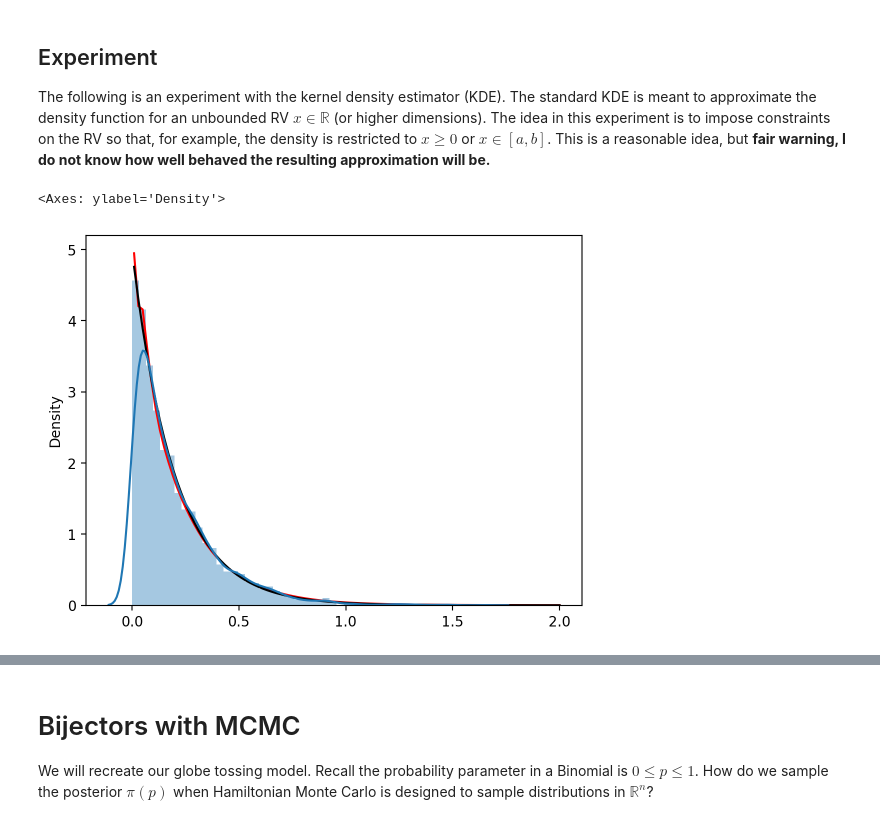
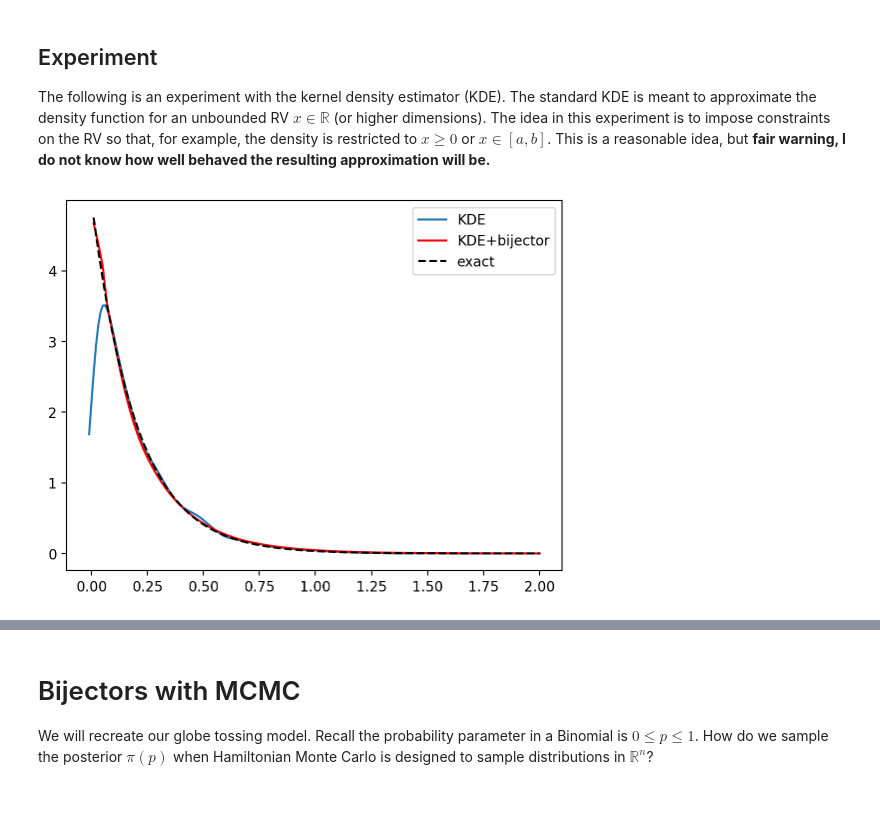
Before and after one commit to ccontrer/MATH509-Winter2025-JupyterNotebooks, a Jupyter notebook: Week 11 part 2.ipynb, the cells around one changed output, grey strips where cells are left out. Cells and saved outputs as stored; diff of their text form; code cells hidden in the pictures.

```diff
--- a/Week 11 part 2.ipynb
+++ b/Week 11 part 2.ipynb
@@ -235,27 +235,29 @@ The following is an experiment with the kernel density estimator (KDE). The stan
 # %%
 Nsamples = 5000
 u = rand(Nsamples)
 lam = 5.
 tau = -log(u)/lam
 f = tfb.Exp() ## this defines a change of variables from x\in [0, inf) to y\in (-inf, inf)
 y = f.inverse(tau)
-py = stats.kde.gaussian_kde(y) #
+py = stats.gaussian_kde(y) #
 # plot(py(linspace(-5, 3)))
 def p_tau(tau):
     """This modifies the KDE density for unbounded RV y with the Jacobian
     conversion factor that defines a density function for the desired RV x."""
     y = array(f.inverse(tau))
     logJy = array(f.inverse_log_det_jacobian(tau, 0))
     return exp(logJy + py.logpdf(y))
+
+tau_plot = linspace(-1e-2, 2, 200)
+plot(tau_plot, stats.gaussian_kde(tau)(tau_plot), label='KDE')
+
 tau_plot = linspace(1e-2, 2, 100)
 density_plot = p_tau(tau_plot)
-plot(tau_plot, density_plot, 'r')
-plot(tau_plot, lam*exp(-lam*tau_plot), 'k')
-trapz(density_plot, tau_plot)
-sns.distplot(tau)
+plot(tau_plot, density_plot, 'r', label='KDE+bijector')
+plot(tau_plot, lam*exp(-lam*tau_plot), '--k', label='exact')
+legend();
 # %% [output]
-<Axes: ylabel='Density'>
-[figure, old version]
+[figure, new version]
 # %%
 Nsamples = 500000
 u = -1 + 2*rand(Nsamples)
```
Also changed, not shown: parts of 1 cell of this notebook, 1 other file.
